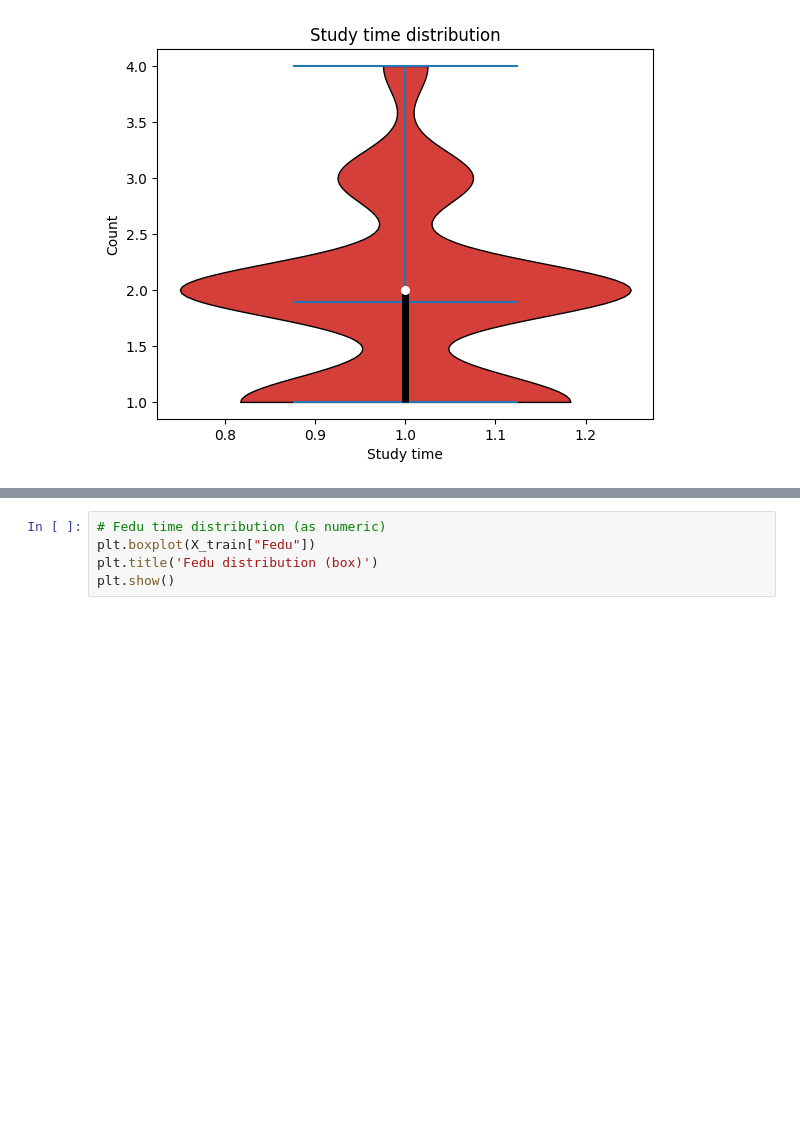
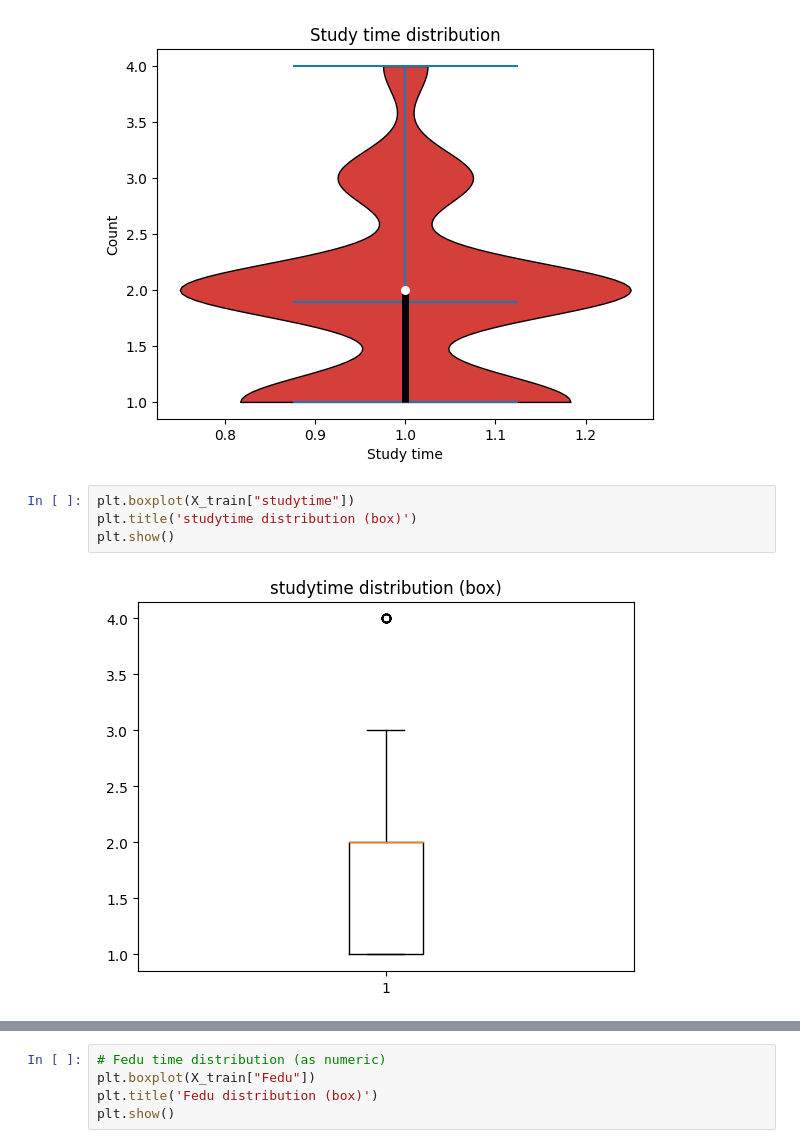
Before and after one commit to OfLoopa/ml_mipt_dafe, a Jupyter notebook: homeworks/hw_1/hw_1_EDA_preproc.ipynb, the cells around one changed output, grey strips where cells are left out. Cells and saved outputs as stored; diff of their text form; blank space fills up the shorter version.

```diff
--- a/homeworks/hw_1/hw_1_EDA_preproc.ipynb
+++ b/homeworks/hw_1/hw_1_EDA_preproc.ipynb
@@ -290,3 +290,9 @@ plt.title('Study time distribution')
 plt.show()
 # %% [output]
 [figure]
+# %%
+plt.boxplot(X_train["studytime"])
+plt.title('studytime distribution (box)')
+plt.show()
+# %% [output]
+[figure, added]
```
Also changed, not shown: parts of 8 cells of this notebook, 2 other files.
